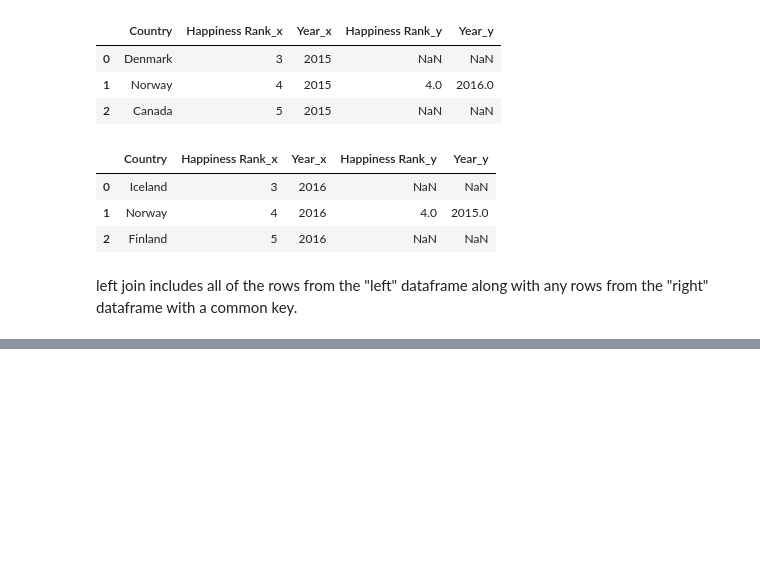
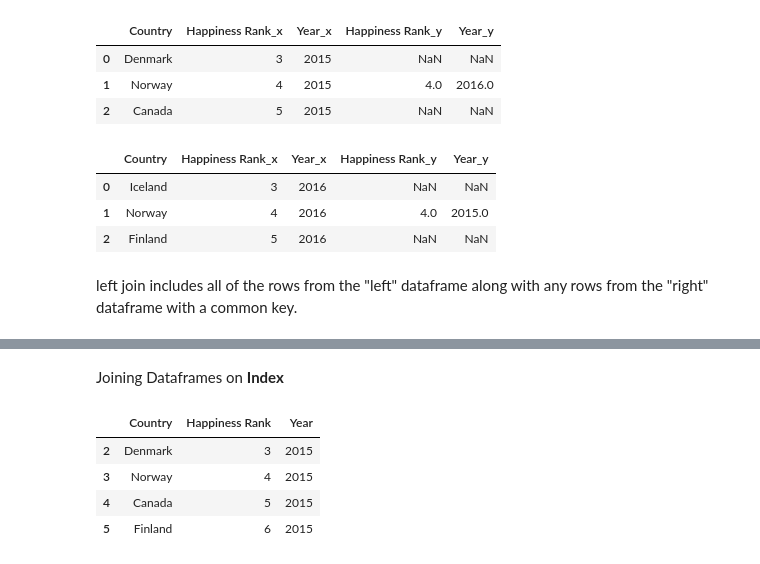
Before and after one commit to rhnyewale/Data-Cleaning-and-Analysis, a Jupyter notebook: Combining Data using Pandas.ipynb, the cells around one changed output, grey strips where cells are left out. Saved outputs shown, nothing was run; the diff lists cells and outputs as text; code cells hidden in the pictures; blank space fills up the shorter version.

```diff
--- a/Combining Data using Pandas.ipynb
+++ b/Combining Data using Pandas.ipynb
@@ -184,0 +192,11 @@ merged_updated_suffixes = pd.merge(left=three_2016, right=three_2015, how='left'
+# %% [markdown]
+Joining Dataframes on **Index**
+# %%
+four_2015 = happiness2015[['Country','Happiness Rank','Year']].iloc[2:6]
+four_2015
+# %% [output]
+|  | Country | Happiness Rank | Year |
+| 2 | Denmark | 3 | 2015 |
+| 3 | Norway | 4 | 2015 |
+| 4 | Canada | 5 | 2015 |
+| 5 | Finland | 6 | 2015 |
```
Also changed, not shown: parts of 4 cells of this notebook.
